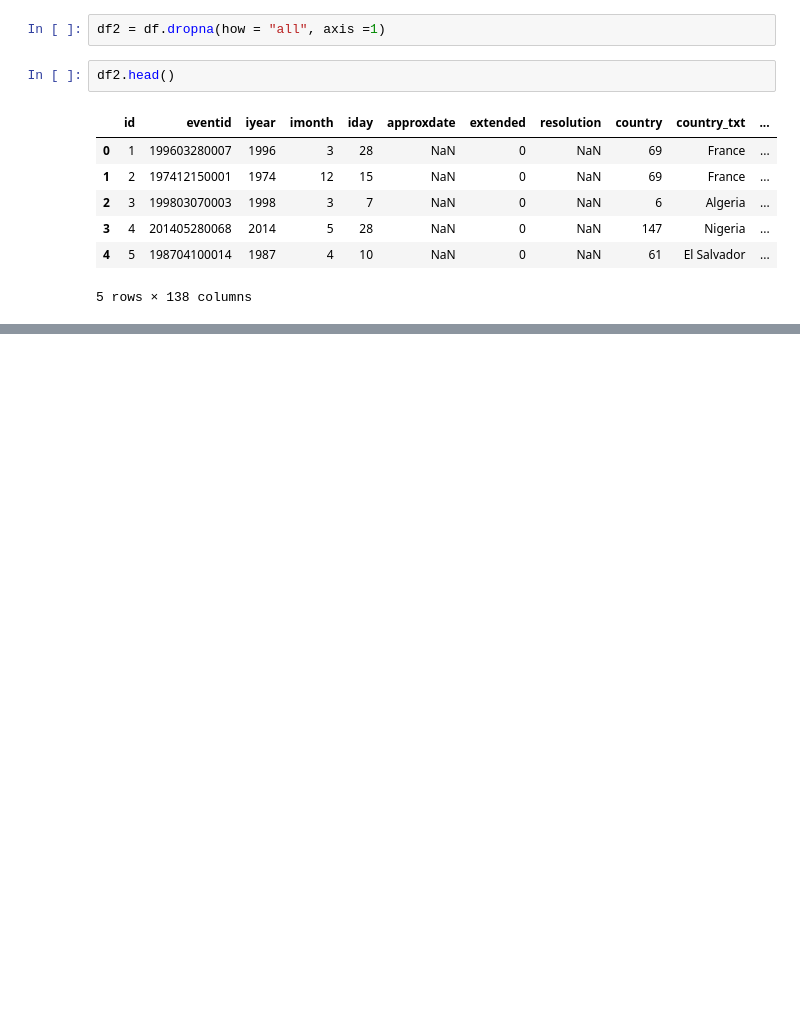
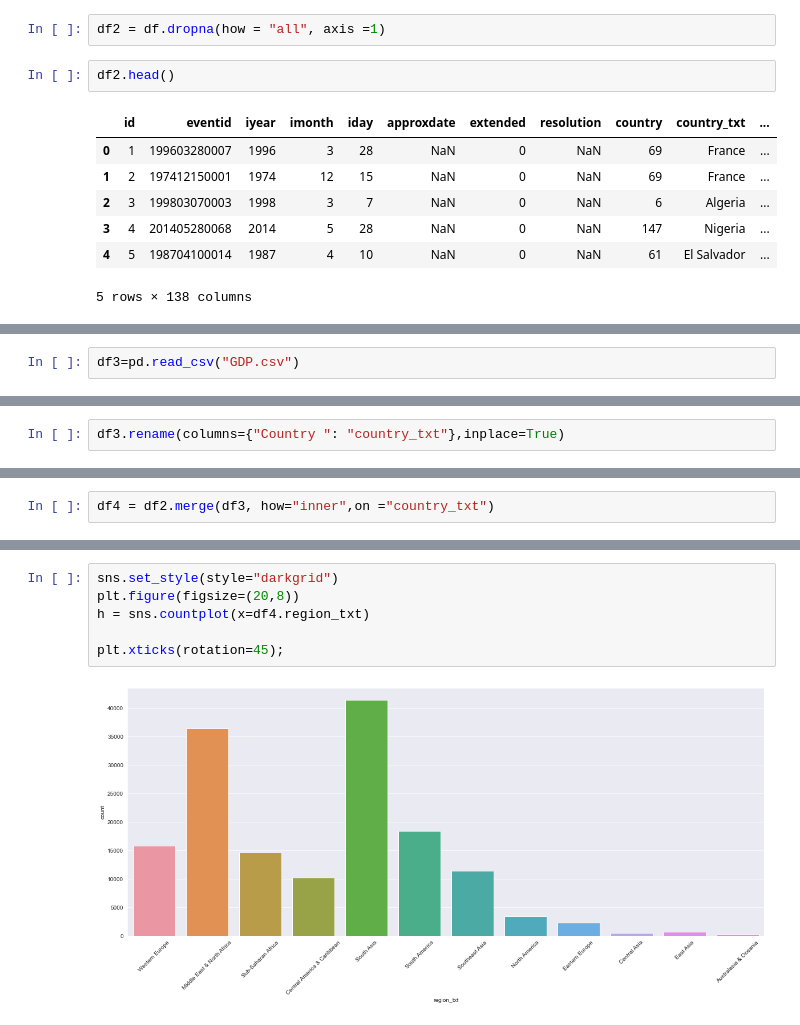
Before and after one commit to mehmetsar/challenges, a Jupyter notebook: Global.ipynb, the cells around one changed output, grey strips where cells are left out. Saved outputs shown, nothing was run; the diff lists cells and outputs as text; blank space fills up the shorter version.

```diff
--- a/Global.ipynb
+++ b/Global.ipynb
@@ -41,0 +81,2 @@ Index(['Iraq', 'Pakistan', 'Afghanistan', 'India', 'Colombia', 'Philippines',
+# %%
+df3=pd.read_csv("GDP.csv")
@@ -41,0 +121,2 @@ Index(['Iraq', 'Pakistan', 'Afghanistan', 'India', 'Colombia', 'Philippines',
+# %%
+df3.rename(columns={"Country ": "country_txt"},inplace=True)
@@ -41,0 +133,2 @@ Index(['Iraq', 'Pakistan', 'Afghanistan', 'India', 'Colombia', 'Philippines',
+# %%
+df4 = df2.merge(df3, how="inner",on ="country_txt")
@@ -41,0 +149,8 @@ Index(['Iraq', 'Pakistan', 'Afghanistan', 'India', 'Colombia', 'Philippines',
+# %%
+sns.set_style(style="darkgrid")
+plt.figure(figsize=(20,8))
+h = sns.countplot(x=df4.region_txt)
+
+plt.xticks(rotation=45);
+# %% [output]
+[figure, added]
```
Also changed, not shown: parts of 17 cells of this notebook.
